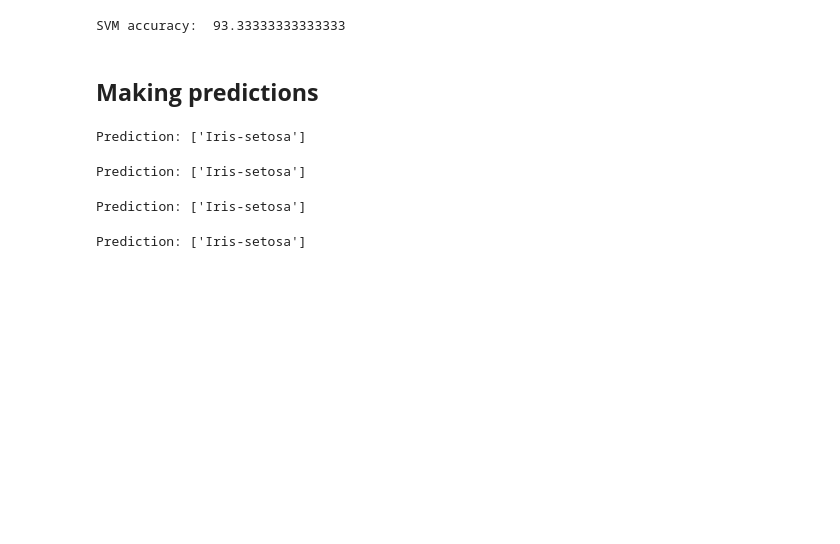
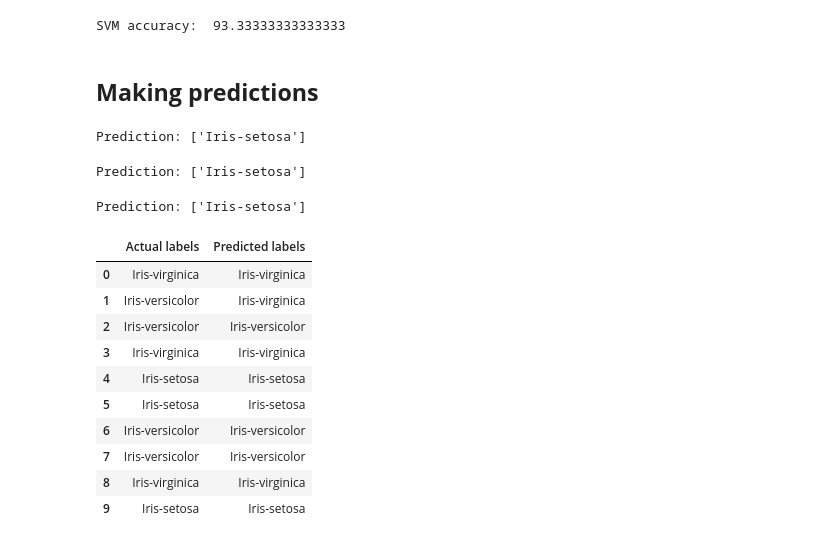
Before and after one commit to Nihal-Awad/Iris-Flower-Classification-using-ML, a Jupyter notebook: Iris_flowers_classification.ipynb, the cells around one changed output. Saved outputs shown, nothing was run; the diff lists cells and outputs as text; code cells hidden in the pictures; blank space fills up the shorter version.

```diff
--- a/Iris_flowers_classification.ipynb
+++ b/Iris_flowers_classification.ipynb
@@ -278,10 +278,22 @@ prediction = dt.predict(x_new)
 print("Prediction: {}".format(prediction))
 # %% [output]
 Prediction: ['Iris-setosa']
-# %%
-# lr
-x_new = np.array([[5, 2.9, 1, 0.2]])
-prediction = lr.predict(x_new)
-print("Prediction: {}".format(prediction))
-# %% [output]
-Prediction: ['Iris-setosa']
+# %%
+# lr
+lr_predict = lr.predict(X_test)
+# comparing the test dataset and predictions
+compare_iris = pd.DataFrame({'Actual labels': y_test, 'Predicted labels': lr_predict})
+compare_iris = compare_iris.reset_index(drop=True)
+compare_iris.head(10)
+# %% [output]
+|  | Actual labels | Predicted labels |
+| 0 | Iris-virginica | Iris-virginica |
+| 1 | Iris-versicolor | Iris-virginica |
+| 2 | Iris-versicolor | Iris-versicolor |
+| 3 | Iris-virginica | Iris-virginica |
+| 4 | Iris-setosa | Iris-setosa |
+| 5 | Iris-setosa | Iris-setosa |
+| 6 | Iris-versicolor | Iris-versicolor |
+| 7 | Iris-versicolor | Iris-versicolor |
+| 8 | Iris-virginica | Iris-virginica |
+| 9 | Iris-setosa | Iris-setosa |
```
Also changed, not shown: parts of 1 cell of this notebook.
